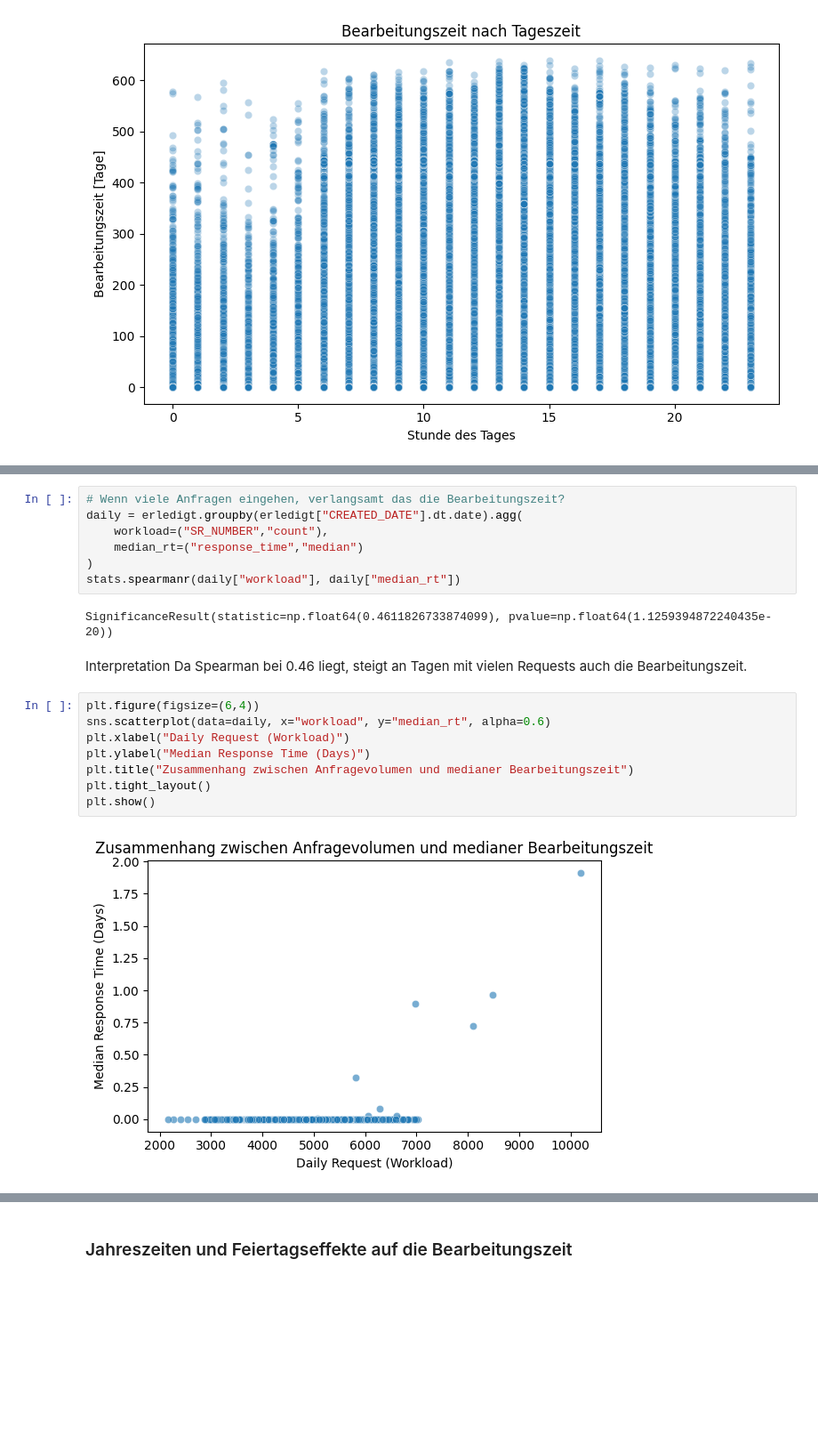
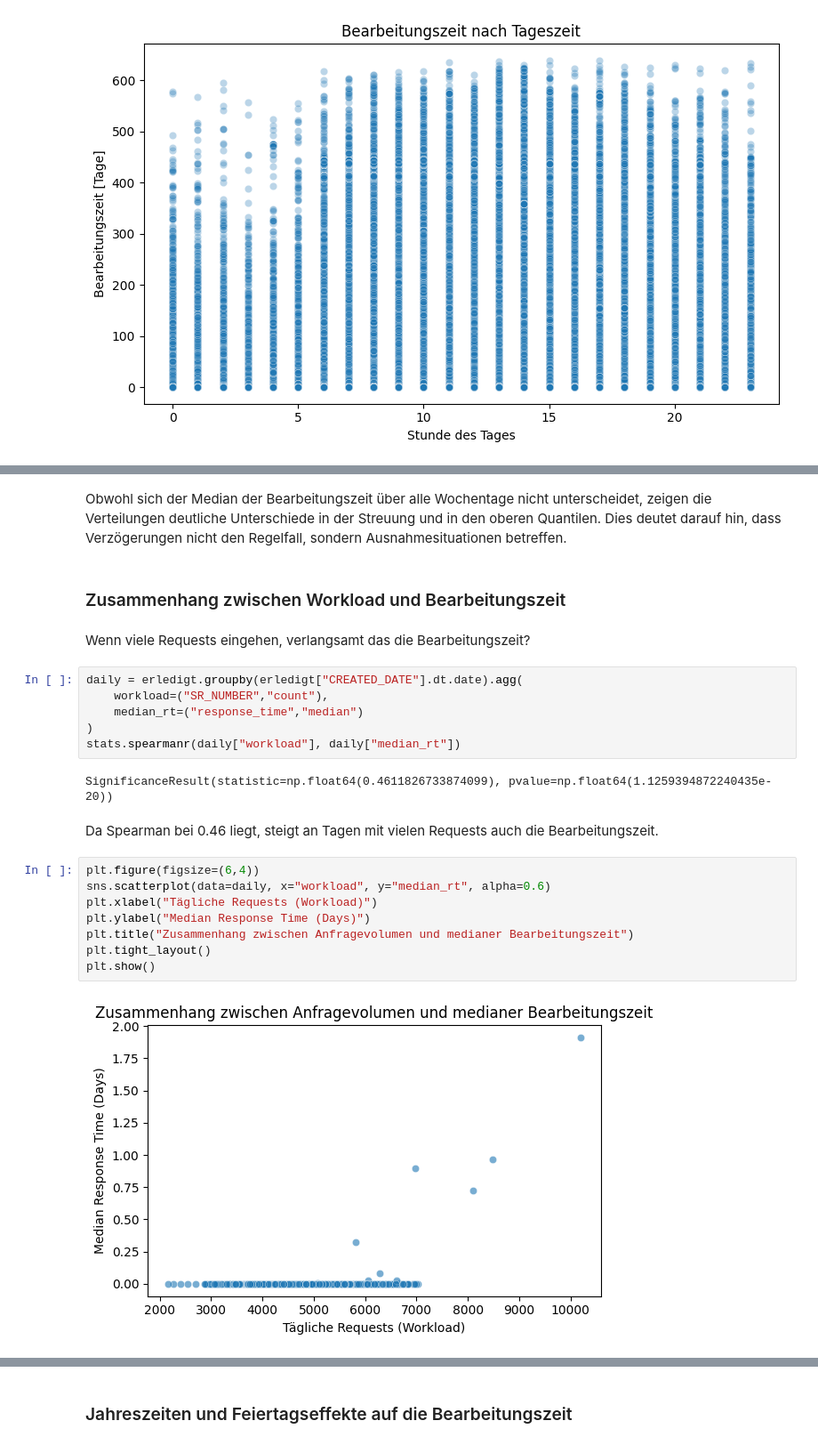
Before and after one commit to Ameowsle/Statistic-Macher, a Jupyter notebook: Bearbeitungszeit_SR_Requests.ipynb, the cells around one changed output, grey strips where cells are left out. Shown at 89% size. Drawn from its saved outputs; the diff is of its cells as text; blank space fills up the shorter version.

```diff
--- a/Bearbeitungszeit_SR_Requests.ipynb
+++ b/Bearbeitungszeit_SR_Requests.ipynb
@@ -1072,5 +893,10 @@ plt.show()
+# %% [markdown]
+Obwohl sich der Median der Bearbeitungszeit über alle Wochentage nicht unterscheidet, zeigen die Verteilungen deutliche Unterschiede in der Streuung und in den oberen Quantilen. Dies deutet darauf hin, dass Verzögerungen nicht den Regelfall, sondern Ausnahmesituationen betreffen.
+# %% [markdown]
+### Zusammenhang zwischen Workload und Bearbeitungszeit
+# %% [markdown]
+Wenn viele Requests eingehen, verlangsamt das die Bearbeitungszeit?
 # %%
-# Wenn viele Anfragen eingehen, verlangsamt das die Bearbeitungszeit?
 daily = erledigt.groupby(erledigt["CREATED_DATE"].dt.date).agg(
     workload=("SR_NUMBER","count"),
     median_rt=("response_time","median")
@@ -1079,16 +905,15 @@ stats.spearmanr(daily["workload"], daily["median_rt"])
 # %% [output]
 SignificanceResult(statistic=np.float64(0.4611826733874099), pvalue=np.float64(1.1259394872240435e-20))
 # %% [markdown]
-Interpretation
 Da Spearman bei 0.46 liegt, steigt an Tagen mit vielen Requests auch die Bearbeitungszeit.
 # %%
 plt.figure(figsize=(6,4))
 sns.scatterplot(data=daily, x="workload", y="median_rt", alpha=0.6)
-plt.xlabel("Daily Request (Workload)")
+plt.xlabel("Tägliche Requests (Workload)")
 plt.ylabel("Median Response Time (Days)")
 plt.title("Zusammenhang zwischen Anfragevolumen und medianer Bearbeitungszeit")
 plt.tight_layout()
 plt.show()
 # %% [output]
-[figure, old version]
+[figure, new version]
 # %% [markdown]
```
Also changed, not shown: parts of 97 cells of this notebook, 2 other files.
